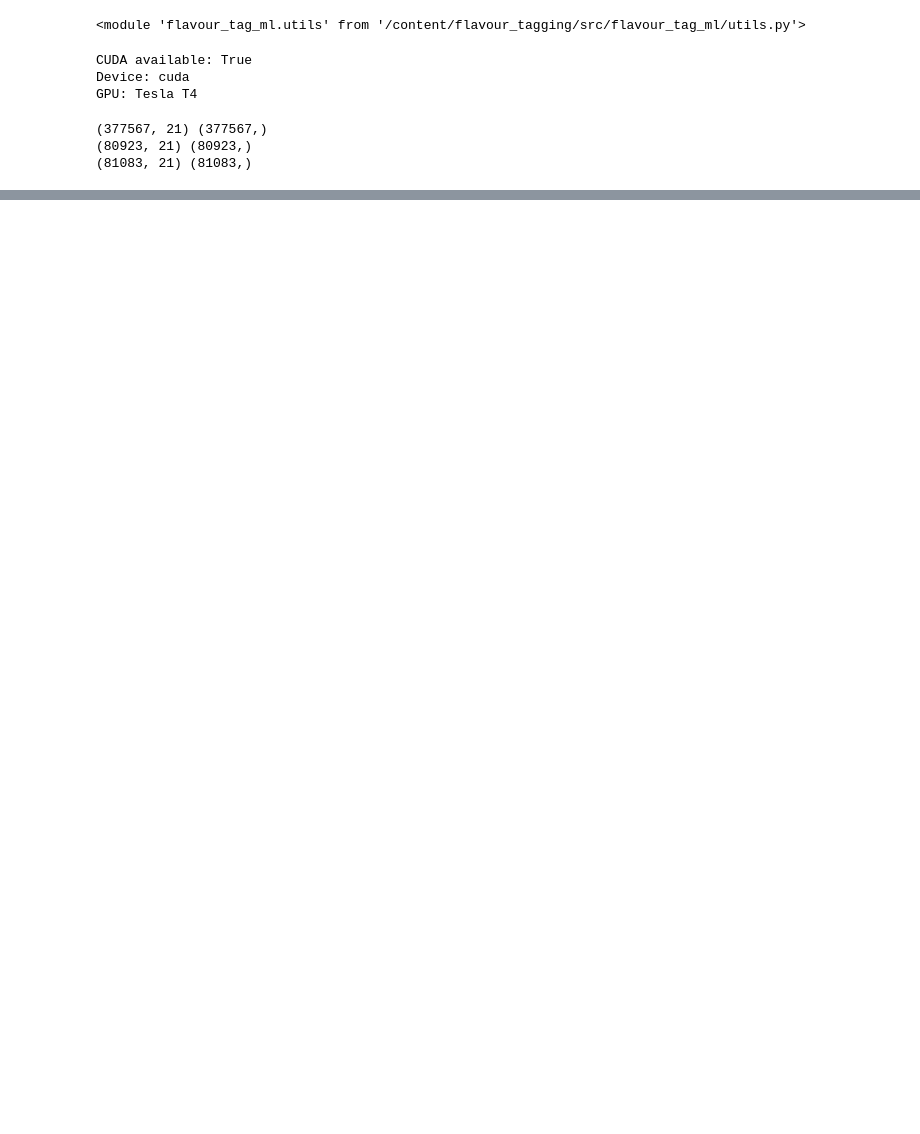
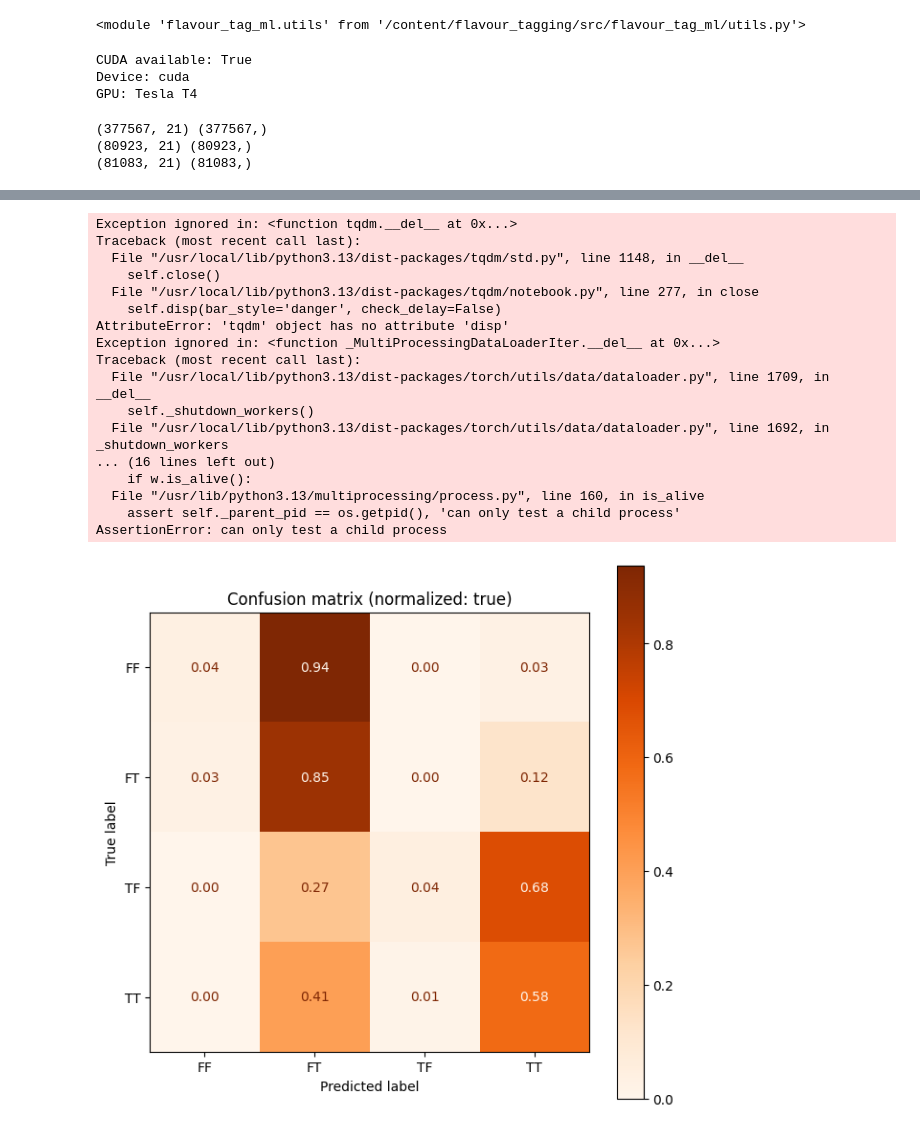
Before and after one commit to giumont/overlap_resolver, a Jupyter notebook: notebooks/Transformer_training.ipynb, the cells around one changed output, grey strips where cells are left out. Cells and saved outputs as stored; diff of their text form; code cells hidden in the pictures; blank space fills up the shorter version.

```diff
--- a/notebooks/Transformer_training.ipynb
+++ b/notebooks/Transformer_training.ipynb
@@ -506,0 +684,11 @@ Config salvato in /content/overlap_resolver/outputs/Transformer/HH_bbtt_dataset/
+# %%
+# Se il modello allenato nell'obiettivo 3.3 è ancora in memoria (variabile
+# `model`, uscita da train_model), questa cella non serve. Se invece il
+# kernel è stato riavviato, decommentare per ricaricare i pesi migliori
+# salvati su MODEL_PATH.
+
+model = create_model(MODEL_CONFIG, input_dim=X_eval.shape[1])
+state_dict = torch.load(MODEL_PATH, map_location=DEVICE)
+model.load_state_dict(state_dict)
+model.to(DEVICE)
+print(f"Modello ricaricato da: {MODEL_PATH}")
@@ -506,0 +697,51 @@ Config salvato in /content/overlap_resolver/outputs/Transformer/HH_bbtt_dataset/
+# %%
+#################################################################
+# INFERENZA + METRICHE + GRAFICI SUL NUOVO DATASET (solo eval, no train)
+#################################################################
+# Riusiamo le stesse funzioni di basso livello usate da run_evaluation_suite,
+# ma senza passare da run_evaluation_suite stessa: quella funzione si aspetta
+# SEMPRE sia un train_loader sia un test_loader (calcola e riporta metriche/
+# grafici per entrambi), mentre qui non esiste alcun training set da
+# valutare - solo il nuovo dataset, trattato integralmente come test.
+
+if ATLAS_STYLE:
+    apply_atlas_style()
+
+eval_labels, eval_scores, _, eval_pred = get_predictions(model, eval_loader, DEVICE)
+
+plot_multiclass_confusion_matrix(
+    eval_labels, eval_pred, CLASS_NAMES, normalize="true",
+    save_dir=EVAL_GRAPHICS_DIR, filename=f"confusion_matrix_eval_{EVAL_RUN_TAG}",
+)
+
+ovr_eval = plot_ovr_roc_curves(
+    eval_labels, eval_scores, CLASS_NAMES,
+    save_dir=EVAL_GRAPHICS_DIR, filename=f"roc_curve_eval_{EVAL_RUN_TAG}",
+    params=PLOT_PARAMS, atlas_label=ATLAS_STYLE,
+)
+
+plot_multiclass_score_distribution(
+    eval_labels, eval_scores, CLASS_NAMES,
+    save_dir=EVAL_GRAPHICS_DIR, filename=f"score_distribution_eval_{EVAL_RUN_TAG}",
+    params=PLOT_PARAMS, atlas_label=ATLAS_STYLE,
+)
+
+eval_working_points = compute_ovr_working_points(
+    eval_labels, eval_scores, CLASS_NAMES, target_effs=WORKING_POINT_TARGETS,
+)
+
+eval_metrics = compute_multiclass_classification_metrics(eval_labels, eval_pred, CLASS_NAMES)
+
+eval_class_balance = {
+    "eval": {name: float(np.mean(eval_labels == i)) for i, name in enumerate(CLASS_NAMES)},
+}
+
+param_counts = count_model_parameters(model)
+
+eval_arrays_path = save_run_arrays(
+    EVAL_GRAPHICS_DIR, f"run_arrays_{EVAL_RUN_TAG}",
+    run_name=EVAL_RUN_NAME, run_tag=EVAL_RUN_TAG,
+    eval_labels=eval_labels, eval_scores=eval_scores,
+    working_points=eval_working_points,
+)
+# %% [output]
@@ -506,0 +749,18 @@ Config salvato in /content/overlap_resolver/outputs/Transformer/HH_bbtt_dataset/
+Exception ignored in: <function tqdm.__del__ at 0x...>
+Traceback (most recent call last):
+  File "/usr/local/lib/python3.13/dist-packages/tqdm/std.py", line 1148, in __del__
+    self.close()
+  File "/usr/local/lib/python3.13/dist-packages/tqdm/notebook.py", line 277, in close
+    self.disp(bar_style='danger', check_delay=False)
+AttributeError: 'tqdm' object has no attribute 'disp'
+Exception ignored in: <function _MultiProcessingDataLoaderIter.__del__ at 0x...>
+Traceback (most recent call last):
+  File "/usr/local/lib/python3.13/dist-packages/torch/utils/data/dataloader.py", line 1709, in __del__
+    self._shutdown_workers()
+  File "/usr/local/lib/python3.13/dist-packages/torch/utils/data/dataloader.py", line 1692, in _shutdown_workers
+... (16 lines left out)
+    if w.is_alive():
+  File "/usr/lib/python3.13/multiprocessing/process.py", line 160, in is_alive
+    assert self._parent_pid == os.getpid(), 'can only test a child process'
+AssertionError: can only test a child process
+[figure, added]
```
Also changed, not shown: parts of 18 cells of this notebook.
